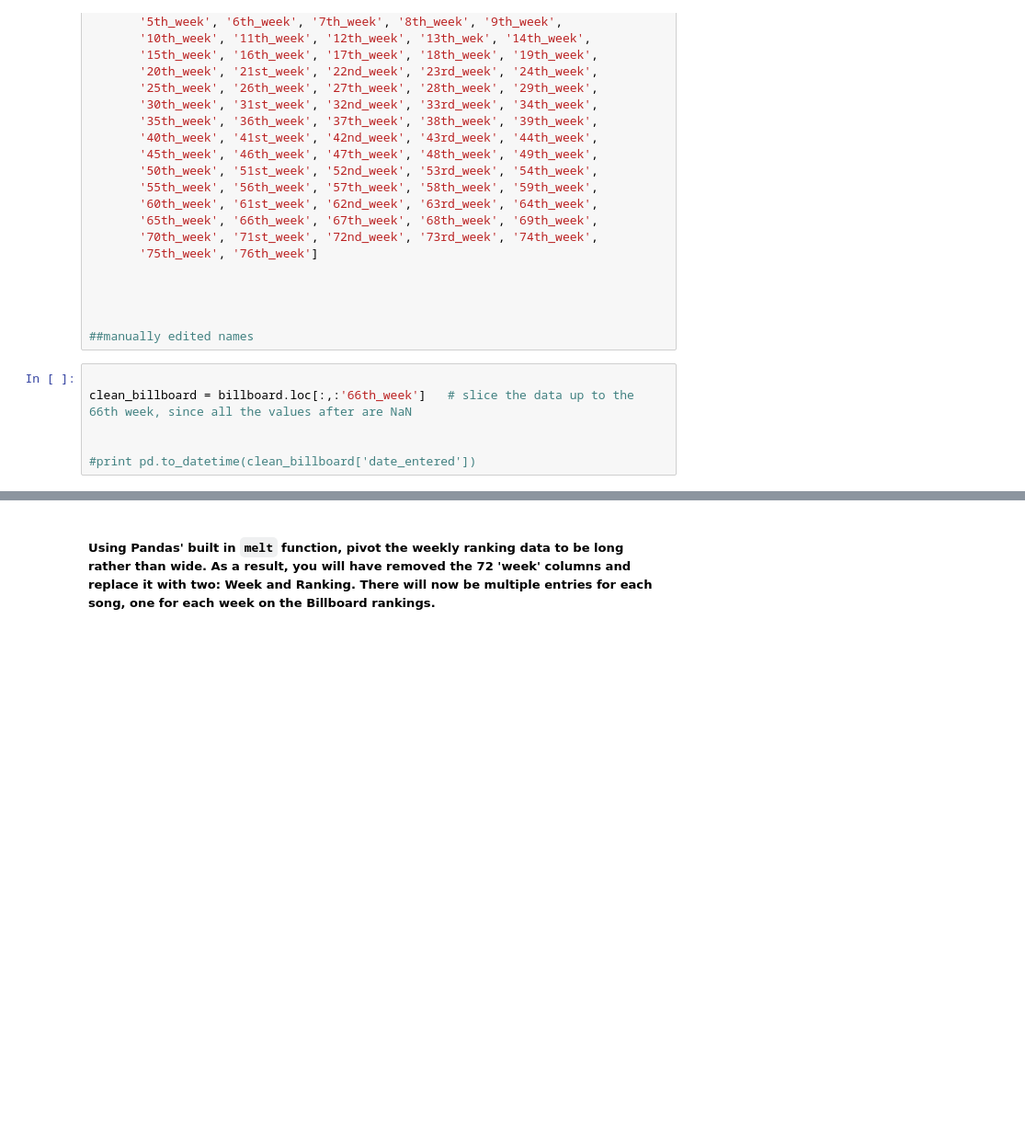
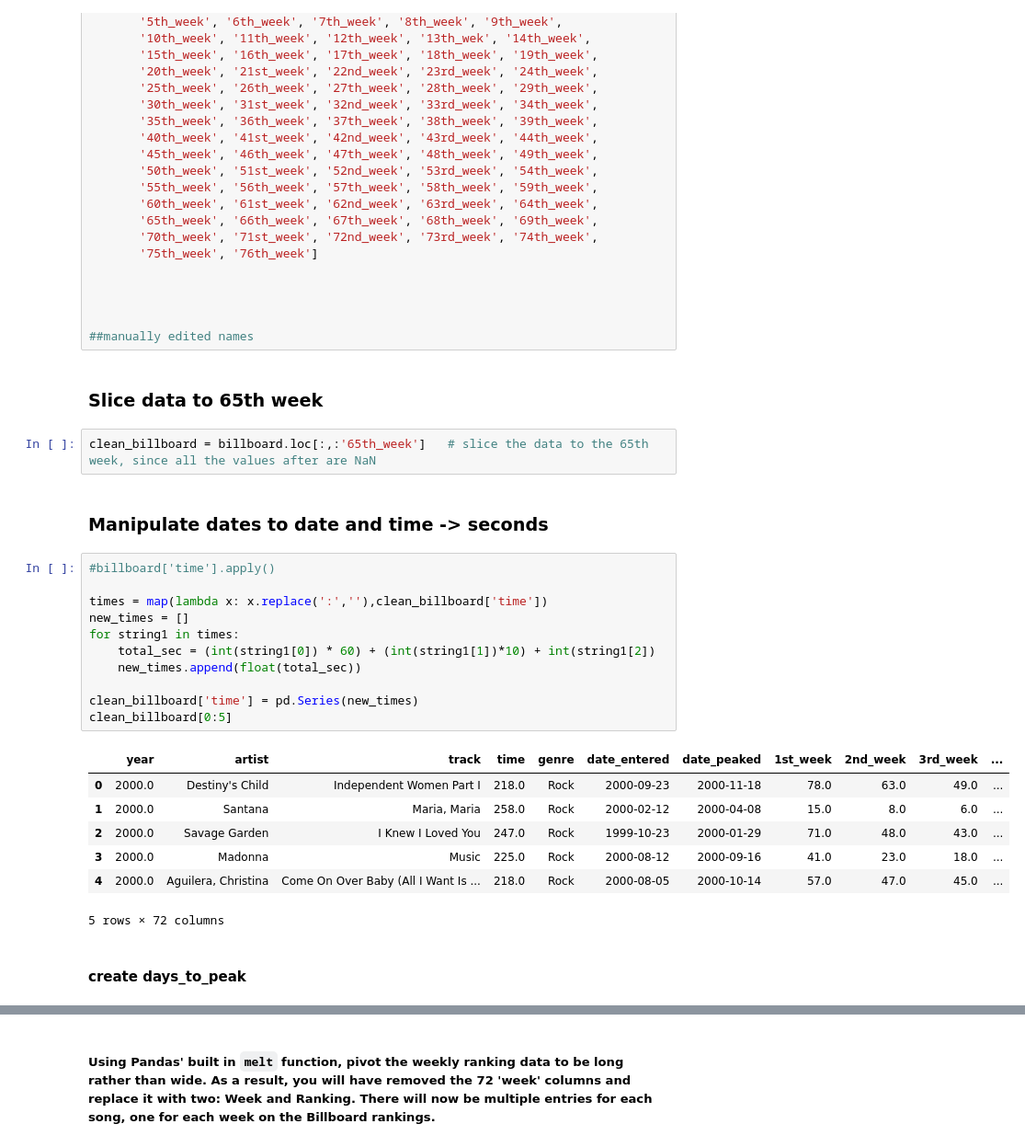
Before and after one commit to stavgrossfeld/GA-Data-Science-Immersive, a Jupyter notebook: projects/project-02/starter-code/project_2.ipynb, the cells around one changed output, grey strips where cells are left out. Shown at 92% size. Drawn from its saved outputs; the diff is of its cells as text; blank space fills up the shorter version.

```diff
--- a/projects/project-02/starter-code/project_2.ipynb
+++ b/projects/project-02/starter-code/project_2.ipynb
@@ -118,9 +136,30 @@ billboard.columns = ['year', 'artist', 'track', 'time', 'genre', 'date_entered',
 
 
 ##manually edited names
+# %% [markdown]
+### Slice data to 65th week
 # %%
-
-clean_billboard = billboard.loc[:,:'66th_week']   # slice the data up to the 66th week, since all the values after are NaN
-
-
-#print pd.to_datetime(clean_billboard['date_entered'])
+clean_billboard = billboard.loc[:,:'65th_week']   # slice the data to the 65th week, since all the values after are NaN
+# %% [markdown]
+### Manipulate dates to date and time -> seconds
+# %%
+#billboard['time'].apply()
+
+times = map(lambda x: x.replace(':',''),clean_billboard['time'])
+new_times = []
+for string1 in times:
+    total_sec = (int(string1[0]) * 60) + (int(string1[1])*10) + int(string1[2])
+    new_times.append(float(total_sec))
+
+clean_billboard['time'] = pd.Series(new_times)
+clean_billboard[0:5]
+# %% [output]
+|  | year | artist | track | time | genre | date_entered | date_peaked | 1st_week | 2nd_week | 3rd_week | ... |
+| 0 | 2000.0 | Destiny's Child | Independent Women Part I | 218.0 | Rock | 2000-09-23 | 2000-11-18 | 78.0 | 63.0 | 49.0 | ... |
+| 1 | 2000.0 | Santana | Maria, Maria | 258.0 | Rock | 2000-02-12 | 2000-04-08 | 15.0 | 8.0 | 6.0 | ... |
+| 2 | 2000.0 | Savage Garden | I Knew I Loved You | 247.0 | Rock | 1999-10-23 | 2000-01-29 | 71.0 | 48.0 | 43.0 | ... |
+| 3 | 2000.0 | Madonna | Music | 225.0 | Rock | 2000-08-12 | 2000-09-16 | 41.0 | 23.0 | 18.0 | ... |
+| 4 | 2000.0 | Aguilera, Christina | Come On Over Baby (All I Want Is ... | 218.0 | Rock | 2000-08-05 | 2000-10-14 | 57.0 | 47.0 | 45.0 | ... |
+5 rows × 72 columns
+# %% [markdown]
+#### create days_to_peak
```
Also changed, not shown: parts of 14 cells of this notebook, 1 other file.
